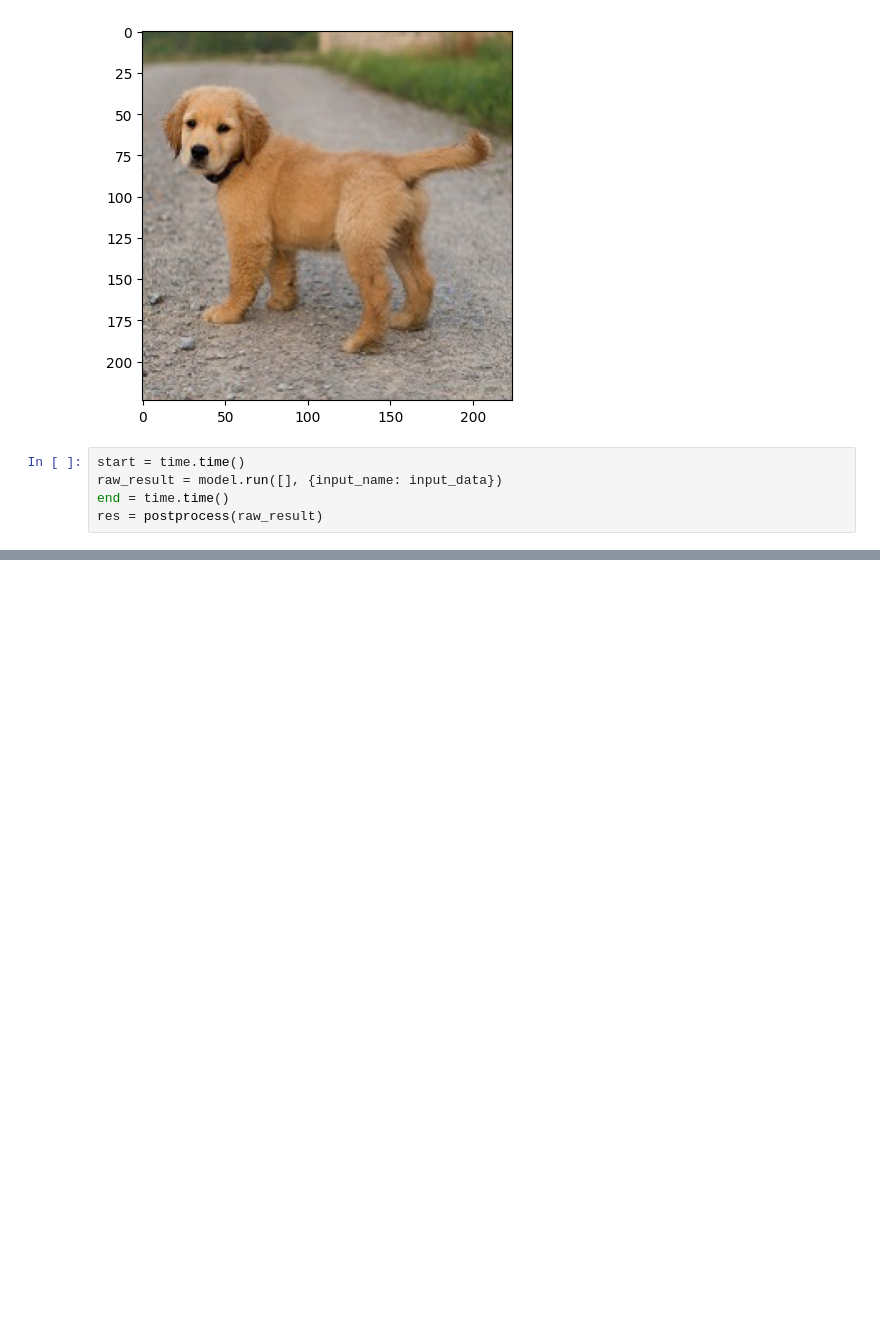
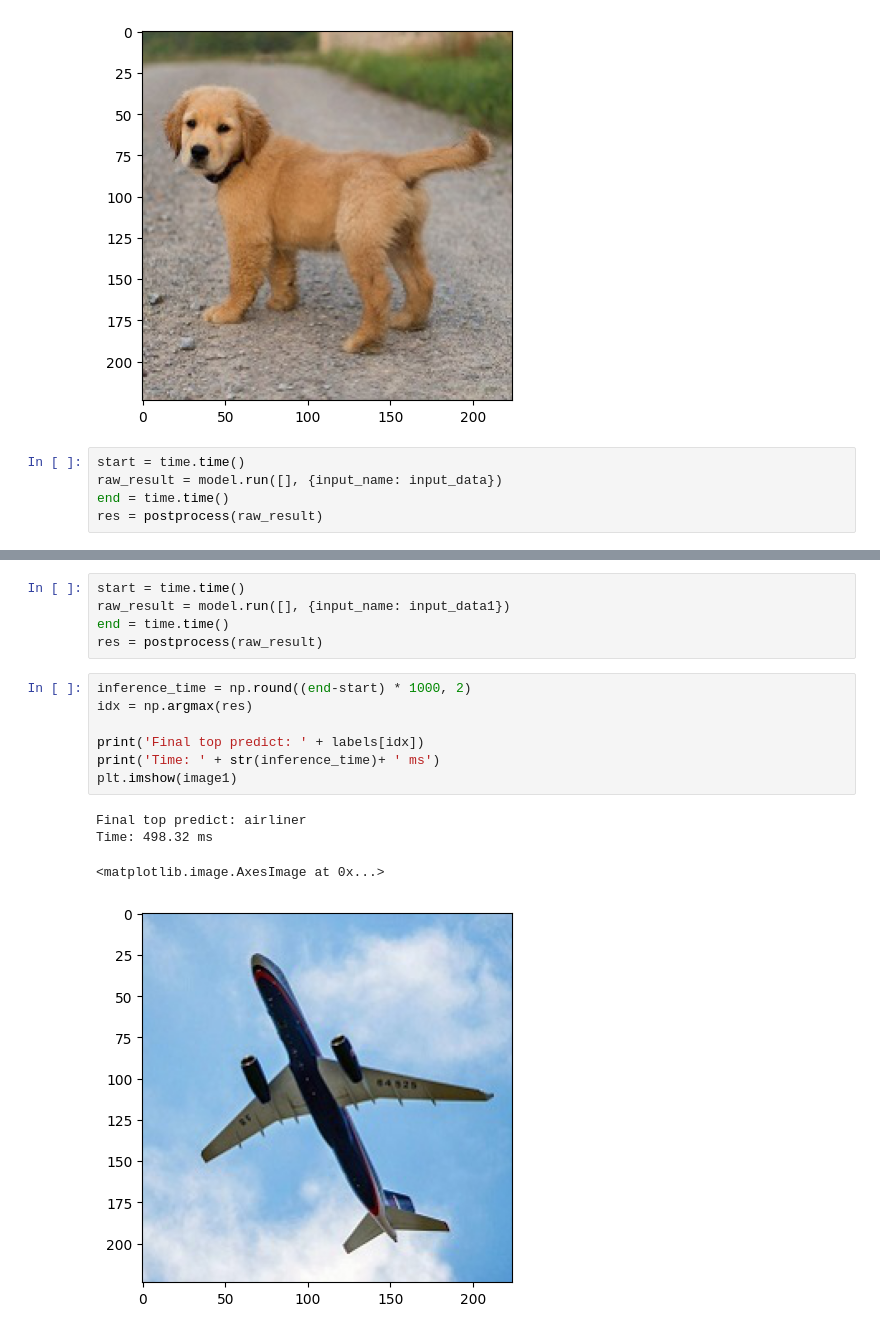
Before and after one commit to haubui17062019/Computer-Vision, a Jupyter notebook: Công nghệ hiện tại/ONNX/Pre_trained_ONNX_model_zoo.ipynb, the cells around one changed output, grey strips where cells are left out. Saved outputs shown, nothing was run; the diff lists cells and outputs as text; blank space fills up the shorter version.

```diff
--- a/Công nghệ hiện tại/ONNX/Pre_trained_ONNX_model_zoo.ipynb
+++ b/Công nghệ hiện tại/ONNX/Pre_trained_ONNX_model_zoo.ipynb
@@ -1132,0 +143,17 @@ Time: 800.98 ms
+# %%
+start = time.time()
+raw_result = model.run([], {input_name: input_data1})
+end = time.time()
+res = postprocess(raw_result)
+# %%
+inference_time = np.round((end-start) * 1000, 2)
+idx = np.argmax(res)
+
+print('Final top predict: ' + labels[idx])
+print('Time: ' + str(inference_time)+ ' ms')
+plt.imshow(image1)
+# %% [output]
+Final top predict: airliner
+Time: 498.32 ms
+<matplotlib.image.AxesImage at 0x...>
+[figure, added]
```
Also changed, not shown: parts of 4 cells of this notebook.
